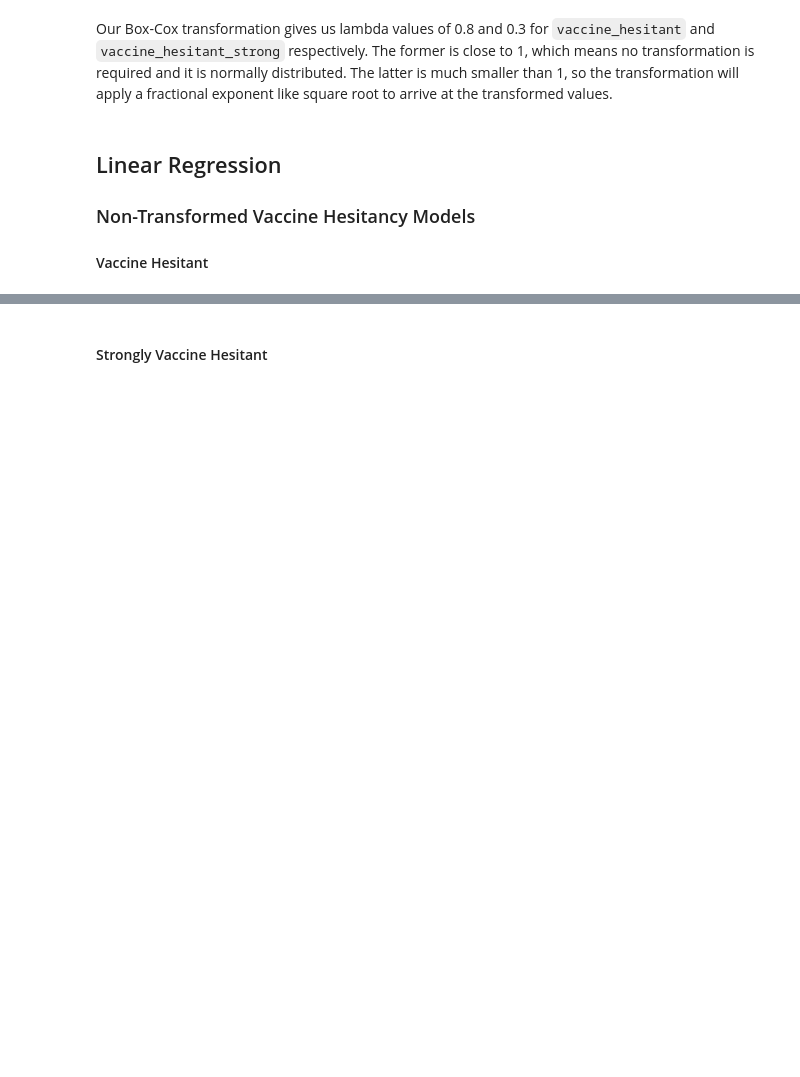
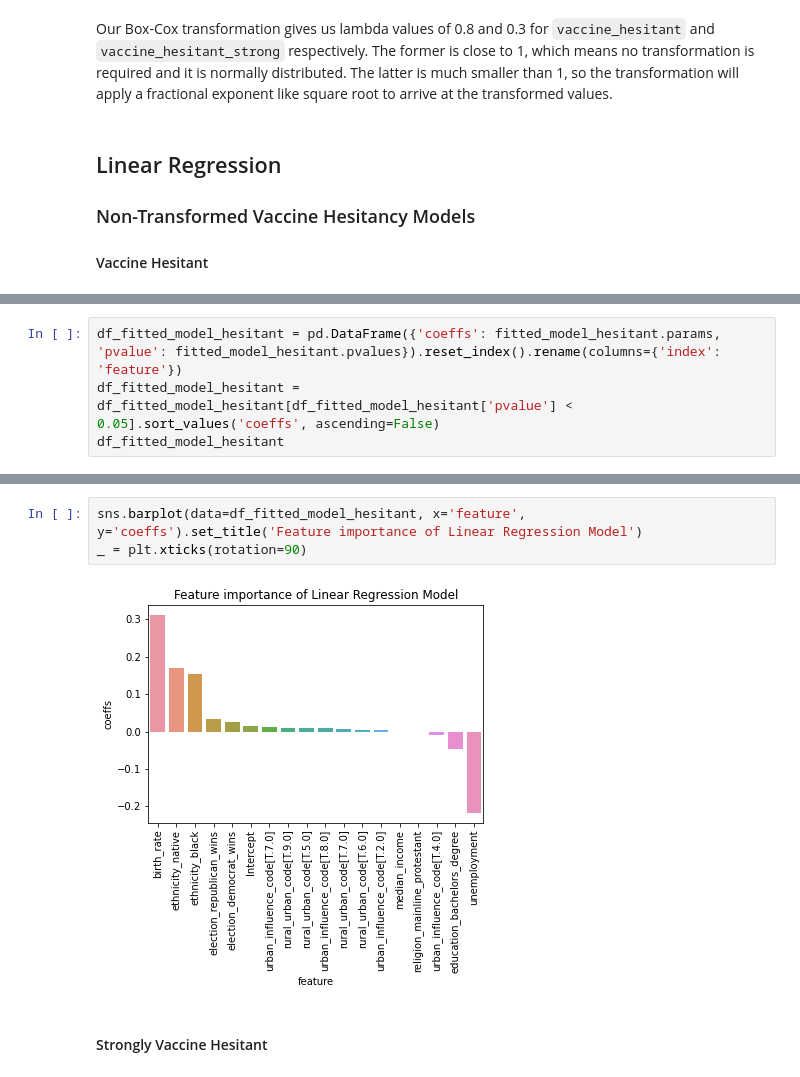
Before and after one commit to kuruparans/covid19-vaccine-hesitancy-analysis, a Jupyter notebook: statistical-modelling.ipynb, the cells around one changed output, grey strips where cells are left out. Saved outputs shown, nothing was run; the diff lists cells and outputs as text; blank space fills up the shorter version.

Commit message:
Add feature importance graph of linear regression

```diff
--- a/statistical-modelling.ipynb
+++ b/statistical-modelling.ipynb
@@ -86,3 +87,7 @@ Notes:
 [1] Standard Errors assume that the covariance matrix of the errors is correctly specified.
 [2] The smallest eigenvalue is 7.8e-19. This might indicate that there are
 strong multicollinearity problems or that the design matrix is singular.
+# %%
+df_fitted_model_hesitant = pd.DataFrame({'coeffs': fitted_model_hesitant.params, 'pvalue': fitted_model_hesitant.pvalues}).reset_index().rename(columns={'index': 'feature'})
+df_fitted_model_hesitant = df_fitted_model_hesitant[df_fitted_model_hesitant['pvalue'] < 0.05].sort_values('coeffs', ascending=False)
+df_fitted_model_hesitant
@@ -89,3 +112,8 @@ strong multicollinearity problems or that the design matrix is singular.
+# %%
+sns.barplot(data=df_fitted_model_hesitant, x='feature', y='coeffs').set_title('Feature importance of Linear Regression Model')
+_ = plt.xticks(rotation=90)
+# %% [output]
+[figure, added]
 # %% [markdown]
 
 
```
Also changed, not shown: parts of 9 cells of this notebook.
